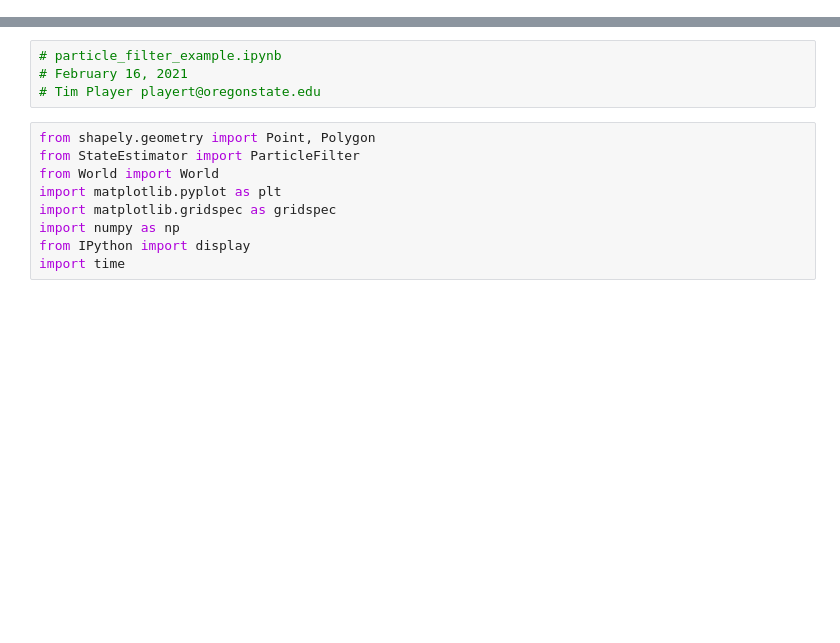
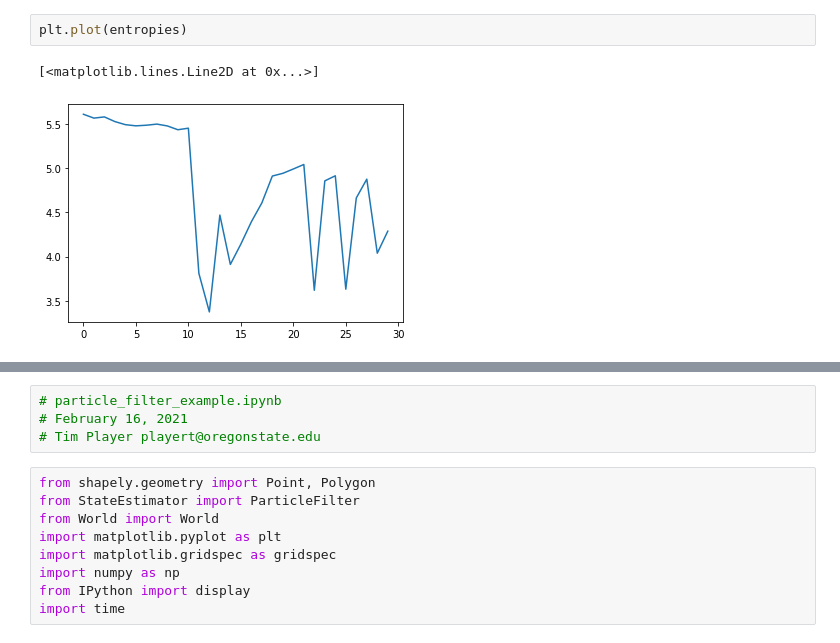
Before and after one commit to playertr/SDM_project, a Jupyter notebook: particle_filter_example.ipynb, the cells around one changed output, grey strips where cells are left out. Saved outputs shown, nothing was run; the diff lists cells and outputs as text; blank space fills up the shorter version.

```diff
--- a/particle_filter_example.ipynb
+++ b/particle_filter_example.ipynb
@@ -0,0 +109,5 @@
+# %%
+plt.plot(entropies)
+# %% [output]
+[<matplotlib.lines.Line2D at 0x...>]
+[figure, added]
```
Also changed, not shown: parts of 7 cells of this notebook, 2 other files.
